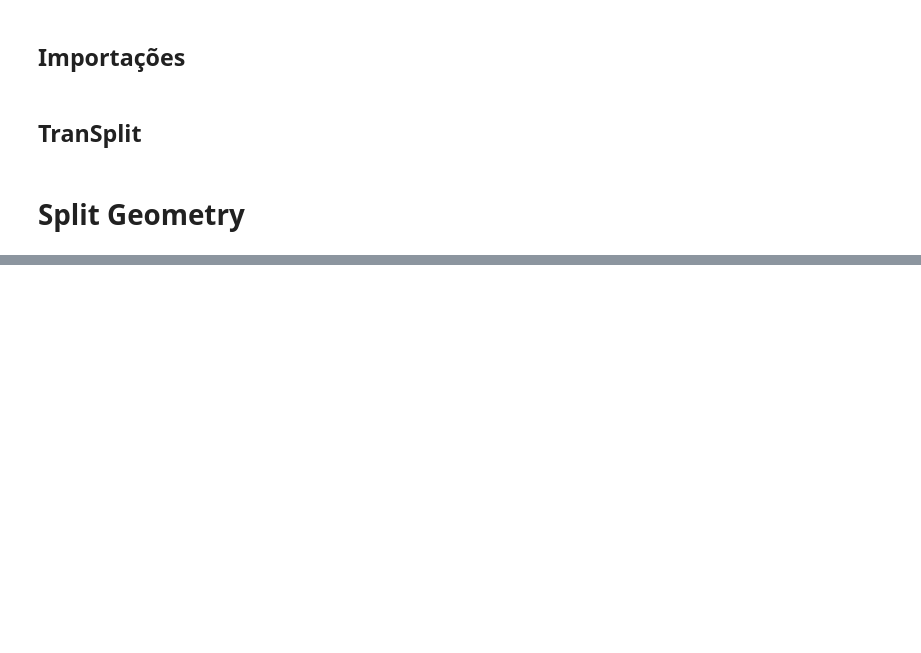
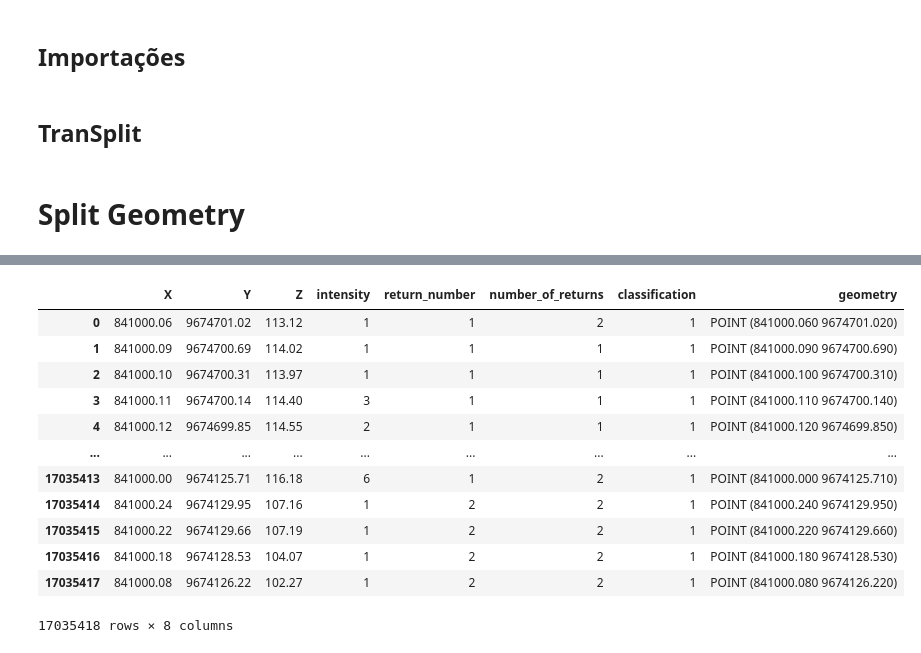
Before and after one commit to joaovictordecastroa/canopyEstimation, a Jupyter notebook: src/train_split.ipynb, the cells around one changed output, grey strips where cells are left out. Cells and saved outputs as stored; diff of their text form; code cells hidden in the pictures; blank space fills up the shorter version.

```diff
--- a/src/train_split.ipynb
+++ b/src/train_split.ipynb
@@ -114,5 +106,29 @@ def katana(geometry, threshold, count=0):
 las = laspy.read(
     "C:/Users/joaov/Documents/UFMG/TCC/Dataset/DUC_A01_2017_LiDAR/DUC_A01_2017_LAS/DUCL0001C0004.las"
 )
+# %%
+lidar_data = np.vstack(
+    (
+        las,
+        las.X,
+        las.Y,
+        las.Z,
+        las.intensity,
+        las.return_number,
+        las.number_of_returns,
+        las.classification,
+    )
+).transpose()
 # %%
-lidar_dataset = pd.DataFrame(las.xyz, columns=["X", "Y", "Z"])
+lidar_dataset: pd.DataFrame = pd.DataFrame(
+    lidar_data,
+    columns=[
+        "X",
+        "Y",
+        "Z",
+        "intensity",
+        "return_number",
+        "number_of_returns",
+        "classification",
+    ],
+)
@@ -119,2 +151,6 @@ lidar_dataset = pd.DataFrame(las.xyz, columns=["X", "Y", "Z"])
+# %%
+lidar_dataset["X"] = lidar_dataset["X"] / 100
+lidar_dataset["Y"] = lidar_dataset["Y"] / 100
+lidar_dataset["Z"] = lidar_dataset["Z"] / 100
 # %%
 del las
@@ -121,9 +158,29 @@ del las
 # %%
-geo_lidar_dataset = geopandas.GeoDataFrame(
+geo_lidar_dataset: geopandas.GeoDataFrame = geopandas.GeoDataFrame(
     lidar_dataset,
-    geometry=geopandas.points_from_xy(lidar_dataset.X, lidar_dataset.Y),
+    geometry=geopandas.points_from_xy(
+        lidar_dataset.X,
+        lidar_dataset.Y,
+        crs="EPSG:32720",
+    ),
     crs="EPSG:32720",
 )
+# %%
+geo_lidar_dataset
+# %% [output]
+|  | X | Y | Z | intensity | return_number | number_of_returns | classification | geometry |
+| 0 | 841000.06 | 9674701.02 | 113.12 | 1 | 1 | 2 | 1 | POINT (841000.060 9674701.020) |
+| 1 | 841000.09 | 9674700.69 | 114.02 | 1 | 1 | 1 | 1 | POINT (841000.090 9674700.690) |
+| 2 | 841000.10 | 9674700.31 | 113.97 | 1 | 1 | 1 | 1 | POINT (841000.100 9674700.310) |
+| 3 | 841000.11 | 9674700.14 | 114.40 | 3 | 1 | 1 | 1 | POINT (841000.110 9674700.140) |
+| 4 | 841000.12 | 9674699.85 | 114.55 | 2 | 1 | 1 | 1 | POINT (841000.120 9674699.850) |
+| ... | ... | ... | ... | ... | ... | ... | ... | ... |
+| 17035413 | 841000.00 | 9674125.71 | 116.18 | 6 | 1 | 2 | 1 | POINT (841000.000 9674125.710) |
+| 17035414 | 841000.24 | 9674129.95 | 107.16 | 1 | 2 | 2 | 1 | POINT (841000.240 9674129.950) |
+| 17035415 | 841000.22 | 9674129.66 | 107.19 | 1 | 2 | 2 | 1 | POINT (841000.220 9674129.660) |
+| 17035416 | 841000.18 | 9674128.53 | 104.07 | 1 | 2 | 2 | 1 | POINT (841000.180 9674128.530) |
+| 17035417 | 841000.08 | 9674126.22 | 102.27 | 1 | 2 | 2 | 1 | POINT (841000.080 9674126.220) |
+17035418 rows × 8 columns
 # %%
 del lidar_dataset
 # %%
```
Also changed, not shown: parts of 53 cells of this notebook.
